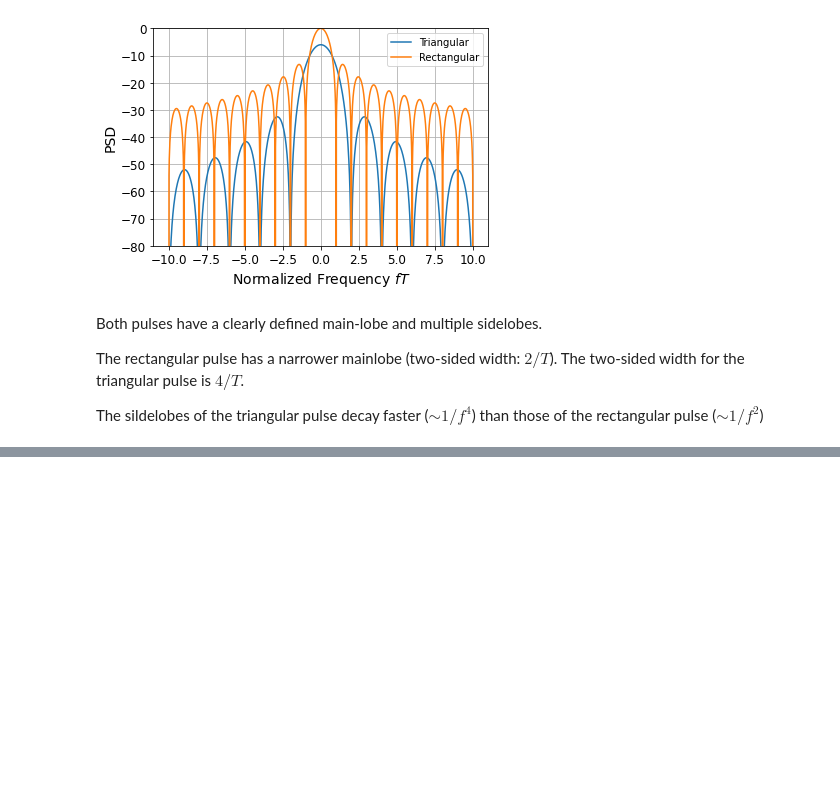
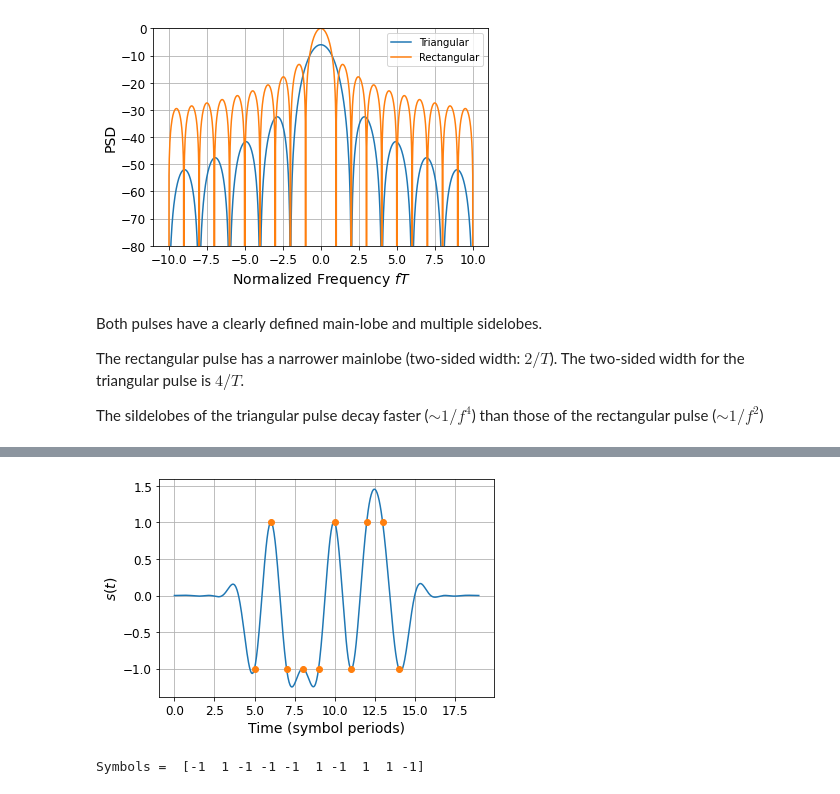
Before and after one commit to bepepa/digital_comms, a Jupyter notebook: 030_pulse_shaping.ipynb, the cells around one changed output, grey strips where cells are left out. Drawn from its saved outputs; the diff is of its cells as text; code cells hidden in the pictures; blank space fills up the shorter version.

```diff
--- a/030_pulse_shaping.ipynb
+++ b/030_pulse_shaping.ipynb
@@ -123,0 +378,40 @@ This metric must usually be evaluated numerically. However, it provides a compre
+# %%
+def random_symbols(A, N):
+    """generate random symbols from the constallation A
+
+    Inputs:
+    A - np.ndarray of symbols in constellation, e.g., A = np.array([1, -1]) for BPSK
+    N - number of random symbols to produce
+
+    Returns:
+    Numpy array of length N
+    """
+    return A[np.random.randint(len(A), size=N)]
+# %%
+# generate 10 random BPSK symbols
+A = np.array([1, -1])                        # define a BPSK constellation
+sym =  random_symbols(A, 10) # select 10 symbols at random
+
+fsT = 32
+N = 5
+a = 0.5
+
+# pulse shape with RC pulse
+pp = rc_pulse(a, fsT, N)
+ss = pulse_shape(sym, pp, fsT)
+tt = np.arange(len(ss))/fsT
+
+# and plot
+plt.plot(tt, ss)
+plt.plot(np.arange(N, N+10), sym, 'o')
+plt.grid()
+
+plt.xlabel('Time (symbol periods)')
+plt.ylabel('$s(t)$')
+
+plt.show()
+
+print('Symbols = ', sym)
+# %% [output]
+[figure, added]
+Symbols =  [-1  1 -1 -1 -1  1 -1  1  1 -1]
```
Also changed, not shown: parts of 20 cells of this notebook.
